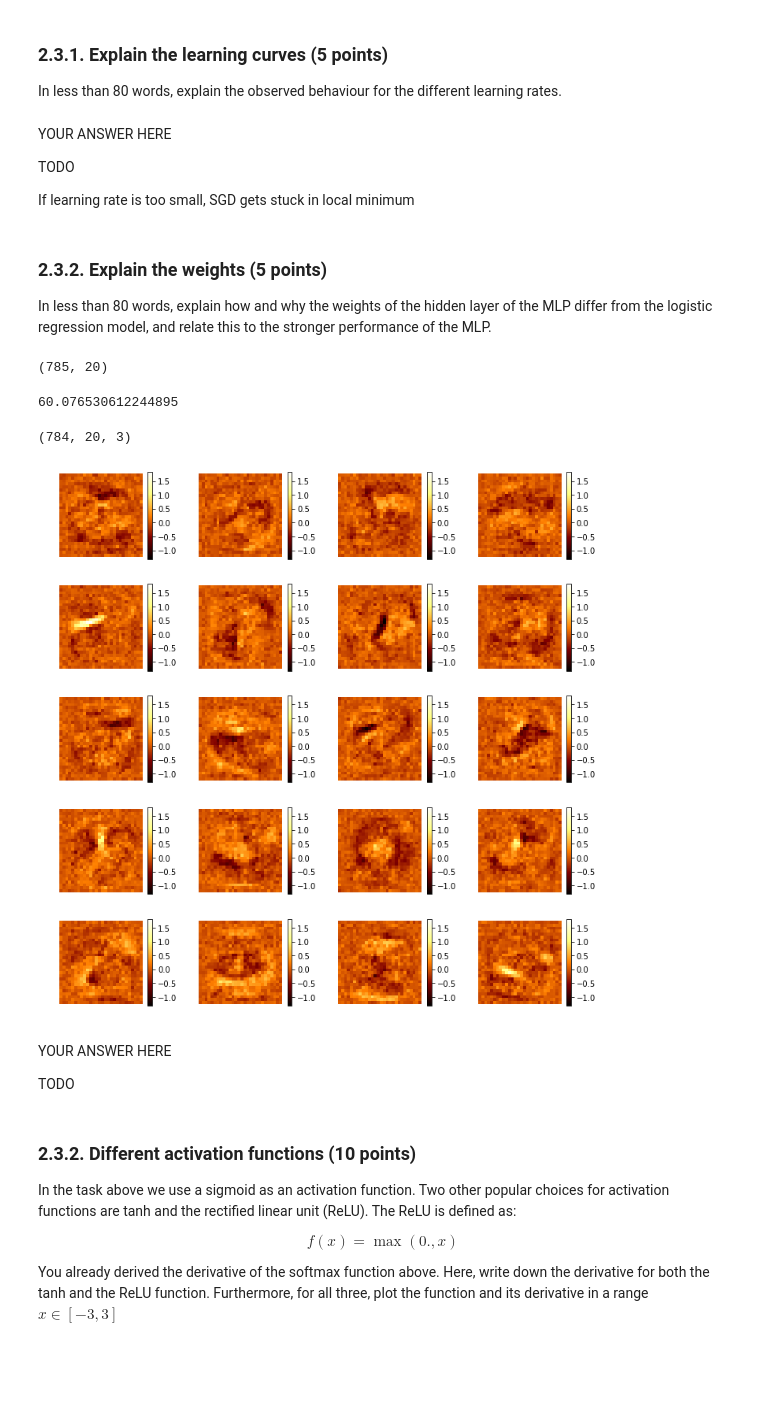
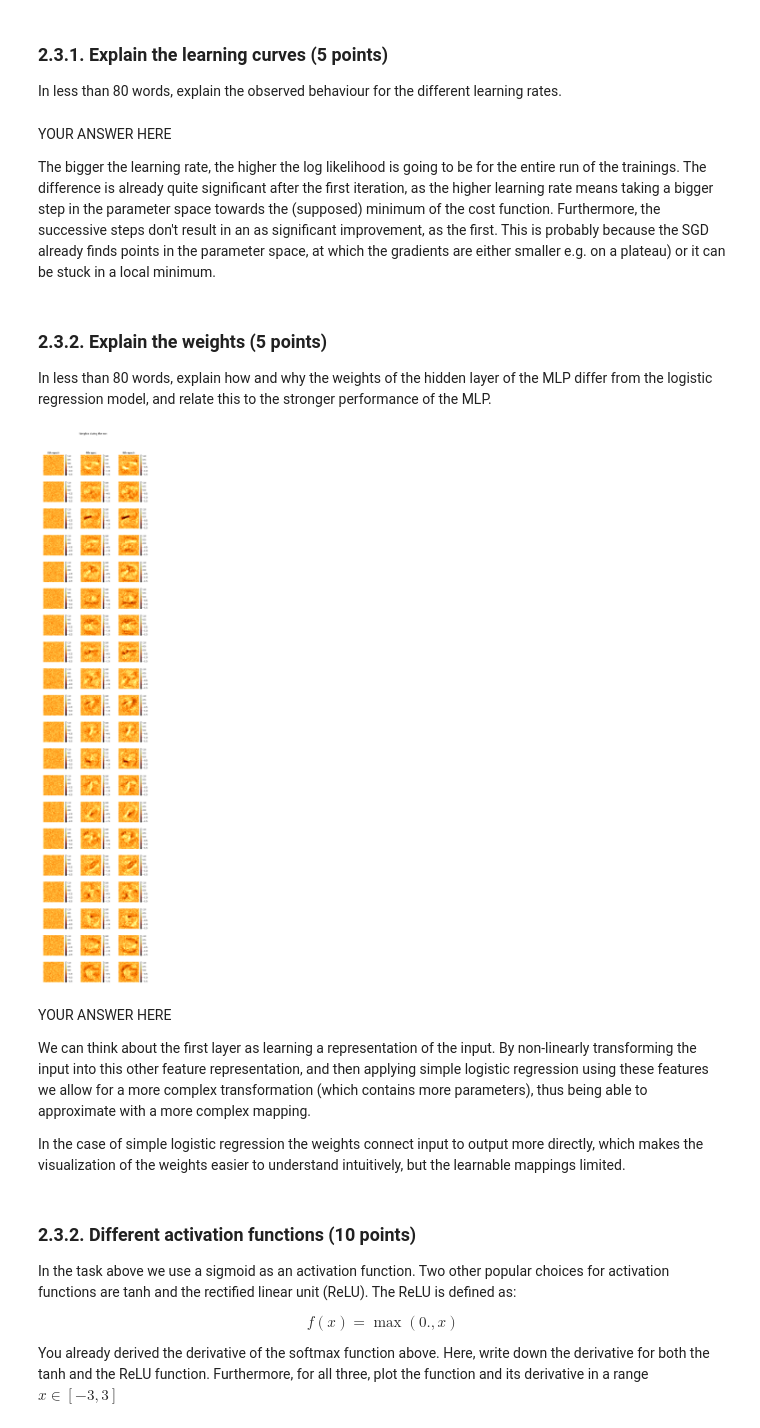
Before and after one commit to Curlykonda/machine-learning-1, a Jupyter notebook: lab2/12305782_12307912_lab2.ipynb, the cells around one changed output. Cells and saved outputs as stored; diff of their text form; code cells hidden in the pictures; blank space fills up the shorter version.

```diff
--- a/lab2/12305782_12307912_lab2.ipynb
+++ b/lab2/12305782_12307912_lab2.ipynb
@@ -532,9 +522,6 @@ Perform SGD on the training set. Plot (in one graph) the conditional log-probabi
 Instead of running SGD for a fixed number of steps, run it until convergence. Think of a reasonable criterion for determining convergence. As a reference: choose a criterion such that the algorithm terminates in less than 15 iterations over the training set. (2 points)
 
 Make sure your implementation (in particular, the output of the conditional log-probability of the training set and validation set) is independent of the size of the dataset. (2 points)
-# %%
-def stopping_criteria(valid_results_avg, eps=0.1):
-    return abs(valid_results_avg[-2]-valid_results_avg[-1]) < eps
 # %%
 def log_likelihood_of_dataset(X, t, W, b, aggregate=True):
     log_q = X @ W + b
@@ -862,7 +820,7 @@ class Softmax:
 class Linear:
     def __init__(self, input_dim, out_dim):
         # Bias is incorporated
-        self.w = np.random.normal(loc=0, scale=0.1,size=(input_dim + 1, out_dim))
+        self.w = np.random.normal(size=(input_dim + 1, out_dim), scale=0.1)
         self.grad_w = np.zeros(self.w.shape)
 
     def prepend_bias_feature(self, x):
@@ -976,7 +934,7 @@ def test_mlp(sgd, x_train, t_train, x_valid, t_valid, epochs=10, checkpointer=la
     with manually_stoppable_block():
         for e in range(epochs):
             print('Iteration count:', e)
-            checkpointer(sgd.mlp.V.w, e)
+            checkpointer(sgd.mlp.V.w, sgd.mlp.V.w, e)
             logp_train = sgd.sgd_iter(x_train, t_train)
             logp_valid = sgd.sgd_eval(x_valid, t_valid)
             stats.append(logp_train, logp_valid)
@@ -986,9 +946,11 @@ def test_mlp(sgd, x_train, t_train, x_valid, t_valid, epochs=10, checkpointer=la
 class WeightSaver:
     def __init__(self, at_timesteps):
         self.at_timesteps = at_timesteps
-        self.chkpts = []
+        self.ws = []
+        self.vs = []
 
-    def __call__(self, w, idx):
+    def __call__(self, w, v, idx):
         if idx in self.at_timesteps:
             print('Saving weights at timestep', idx)
-            self.chkpts.append(w.copy())
+            self.ws.append(w.copy())
+            self.vs.append(v.copy())
@@ -1059,12 +1034,10 @@ plot_digits_with_cmap(train_configs[0].mlp.V.w[1:].T, 4, cmap='afmhot')
 # %% [markdown]
 ### 2.3.1. Explain the learning curves (5 points)
 In less than 80 words, explain the observed behaviour for the different learning rates.
-# %% [markdown]
-YOUR ANSWER HERE
-
-TODO
-
-If learning rate is too small, SGD gets stuck in local minimum
+# %% [markdown]
+YOUR ANSWER HERE
+
+The bigger the learning rate, the higher the log likelihood is going to be for the entire run of the trainings. The difference is already quite significant after the first iteration, as the higher learning rate means taking a bigger step in the parameter space towards the (supposed) minimum of the cost function. Furthermore, the successive steps don't result in an as significant improvement, as the first. This is probably because the SGD already finds points in the parameter space, at which the gradients are either smaller e.g. on a plateau) or it can be stuck in a local minimum.
 # %% [markdown]
 ### 2.3.2. Explain the weights (5 points)
 In less than 80 words, explain how and why the weights of the hidden layer of the MLP differ from the logistic regression model, and relate this to the stronger performance of the MLP.
@@ -1073,8 +1043,0 @@ w = train_configs[0].weights
-# %%
-w.chkpts[0].shape
-# %% [output]
-(785, 20)
-# %%
-47100 / 784
-# %% [output]
-60.076530612244895
@@ -1083,4 +1043,0 @@ W = np.stack(w.chkpts, axis=-1)
-# %%
-W[1:, :].shape
-# %% [output]
-(784, 20, 3)
@@ -1089,15 +1044,22 @@ W_p = W[1:, :].reshape(784, -1)
 # %%
 # Plot the weights of the first layer for the best model
 
 # YOUR CODE HERE
-plt.figure(figsize=(10, 10))
-plot_digits_with_cmap(train_configs[0].mlp.V.w[1:].T, 4, cmap='afmhot')
+
+best_weights = train_configs[0].weights
+stacked_best_weights = np.stack(best_weights.ws, axis=-1)
+W_best_without_bias = stacked_best_weights[1:, :].reshape(784, -1)
+
+plt.figure(figsize=(8, 40))
+plot_digits_with_cmap(W_best_without_bias.T, 3, cmap='afmhot', title='Weights during the run', column_titles=['0th epoch', '4th epoc', '9th epoch'])
 # %% [output]
-[figure, old version]
+[figure, new version]
-# %% [markdown]
-YOUR ANSWER HERE
-
-TODO
+# %% [markdown]
+YOUR ANSWER HERE
+
+We can think about the first layer as learning a representation of the input. By non-linearly transforming the input into this other feature representation, and then applying simple logistic regression using these features we allow for a more complex transformation (which contains more parameters), thus being able to approximate with a more complex mapping.
+
+In the case of simple logistic regression the weights connect input to output more directly, which makes the visualization of the weights easier to understand intuitively, but the learnable mappings limited.
 # %% [markdown]
 ### 2.3.2. Different activation functions (10 points)
 In the task above we use a sigmoid as an activation function.
```
Also changed, not shown: parts of 35 cells of this notebook.
